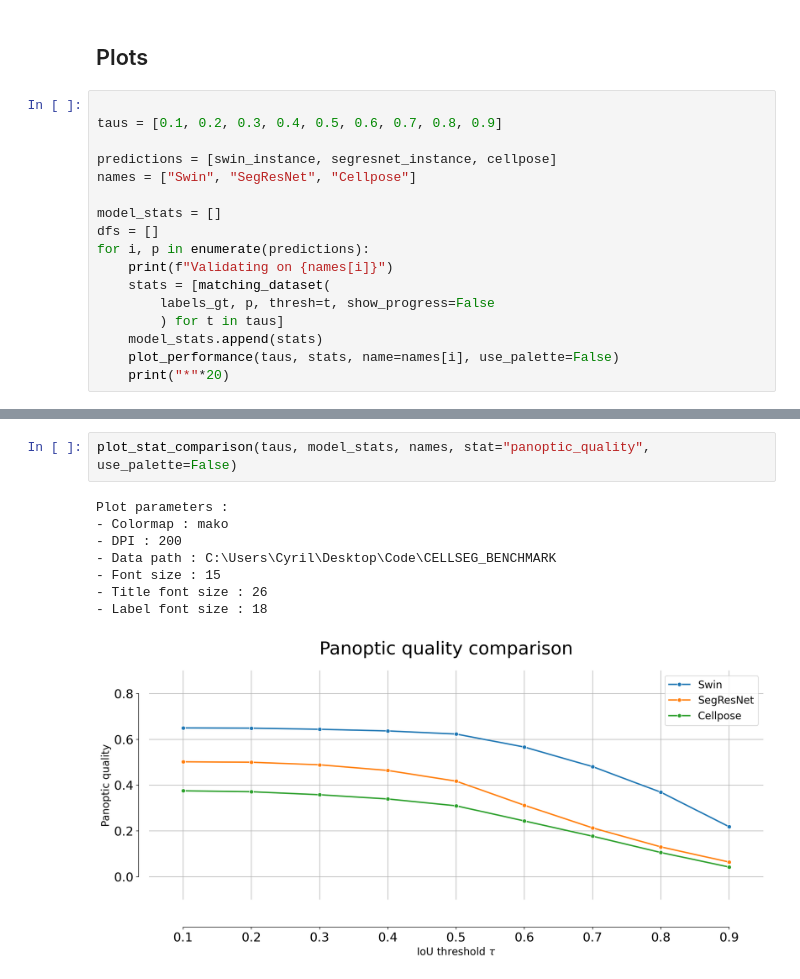
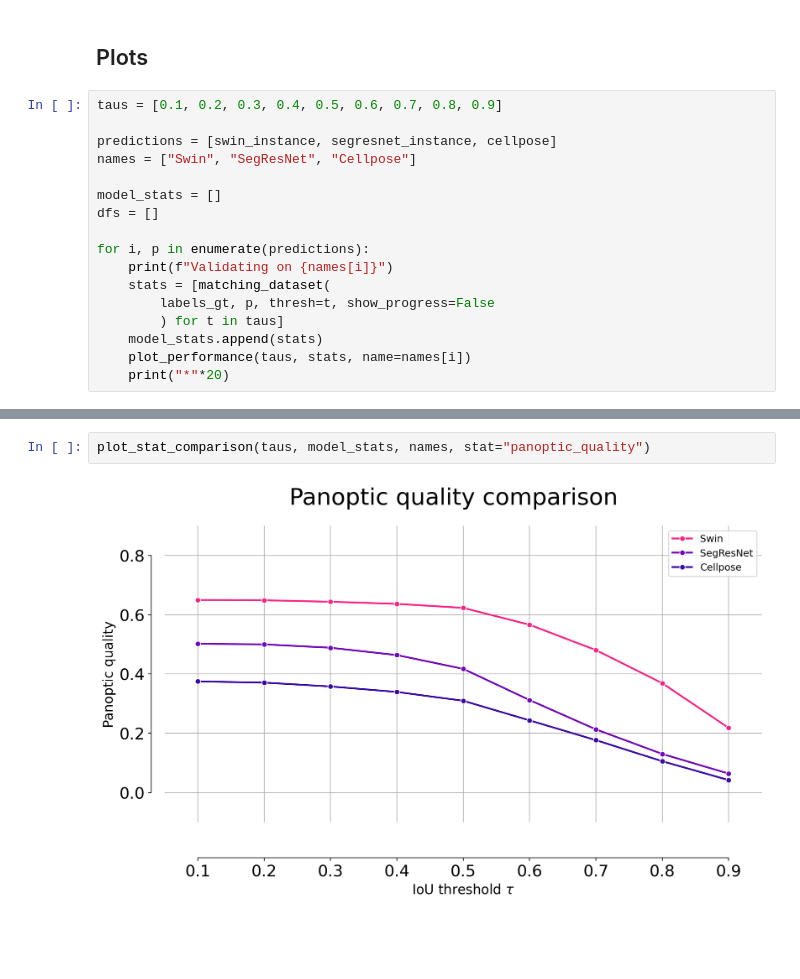
Before and after one commit to C-Achard/cellseg3d-figures, a Jupyter notebook: book/figX-x-supervised/supervised_benchmark.ipynb, the cells around one changed output, grey strips where cells are left out. Drawn from its saved outputs; the diff is of its cells as text; blank space fills up the shorter version.

Commit message:
Plots style update

```diff
--- a/book/figX-x-supervised/supervised_benchmark.ipynb
+++ b/book/figX-x-supervised/supervised_benchmark.ipynb
@@ -68,7 +63,6 @@ segresnet_instance = np.array(segresnet_instance)
 # %% [markdown]
 ## Plots
 # %%
-
 taus = [0.1, 0.2, 0.3, 0.4, 0.5, 0.6, 0.7, 0.8, 0.9]
 
 predictions = [swin_instance, segresnet_instance, cellpose]
@@ -76,13 +70,14 @@ names = ["Swin", "SegResNet", "Cellpose"]
 
 model_stats = []
 dfs = []
+
 for i, p in enumerate(predictions):
     print(f"Validating on {names[i]}")
     stats = [matching_dataset(
         labels_gt, p, thresh=t, show_progress=False
         ) for t in taus]
     model_stats.append(stats)
-    plot_performance(taus, stats, name=names[i], use_palette=False)
+    plot_performance(taus, stats, name=names[i])
     print("*"*20)
 # %% [output]
 Validating on Swin
@@ -97,11 +92,4 @@ Validating on Cellpose
 # %%
-plot_stat_comparison(taus, model_stats, names, stat="panoptic_quality", use_palette=False)
+plot_stat_comparison(taus, model_stats, names, stat="panoptic_quality")
 # %% [output]
-Plot parameters :
-- Colormap : mako
-- DPI : 200
-- Data path : C:\Users\Cyril\Desktop\Code\CELLSEG_BENCHMARK
-- Font size : 15
-- Title font size : 26
-- Label font size : 18
-[figure, old version]
+[figure, new version]
```
Also changed, not shown: parts of 2 cells of this notebook, 3 other files.
